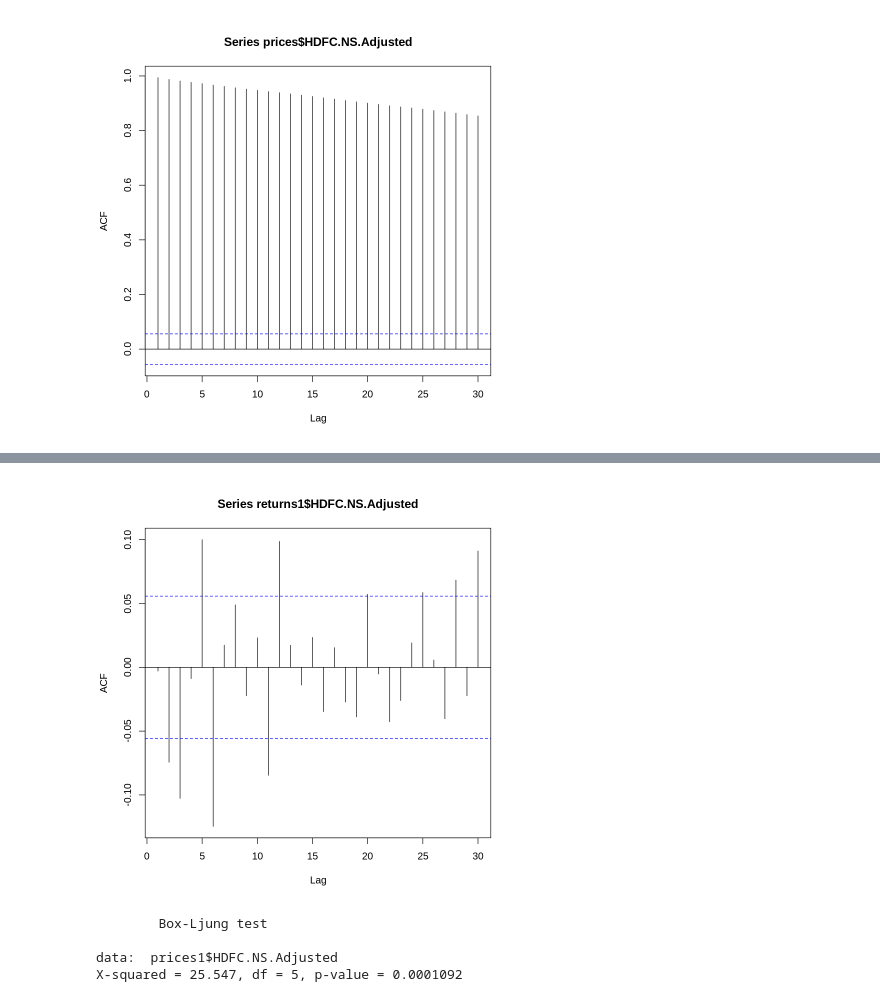
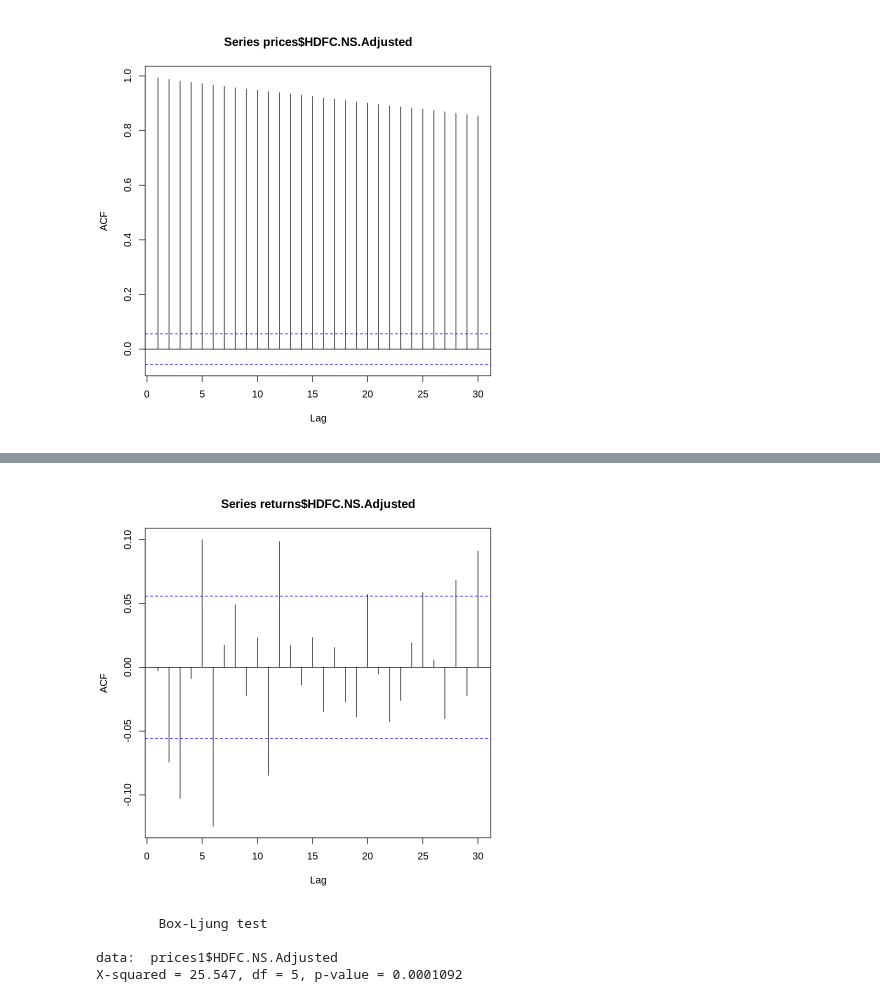
Before and after one commit to ravindrabajpai/sp_forecasting, a Jupyter notebook: r_colab_2.ipynb, the cells around one changed output, grey strips where cells are left out. Saved outputs shown, nothing was run; the diff lists cells and outputs as text; code cells hidden in the pictures.

```diff
--- a/r_colab_2.ipynb
+++ b/r_colab_2.ipynb
@@ -334,8 +335,8 @@ acf(returns1$HDFC.NS.Adjusted)
 # %%
 # on the otherhand if we compute ACF on data with trend
-acf(returns1$HDFC.NS.Adjusted)
+acf(returns$HDFC.NS.Adjusted)
 # %% [output]
-[figure, old version]
+[figure, new version]
 # %%
 # tests for auto-corelation
 Box.test(prices1$HDFC.NS.Adjusted, lag =5, type = "Ljung-Box")
```
Also changed, not shown: parts of 3 cells of this notebook.
